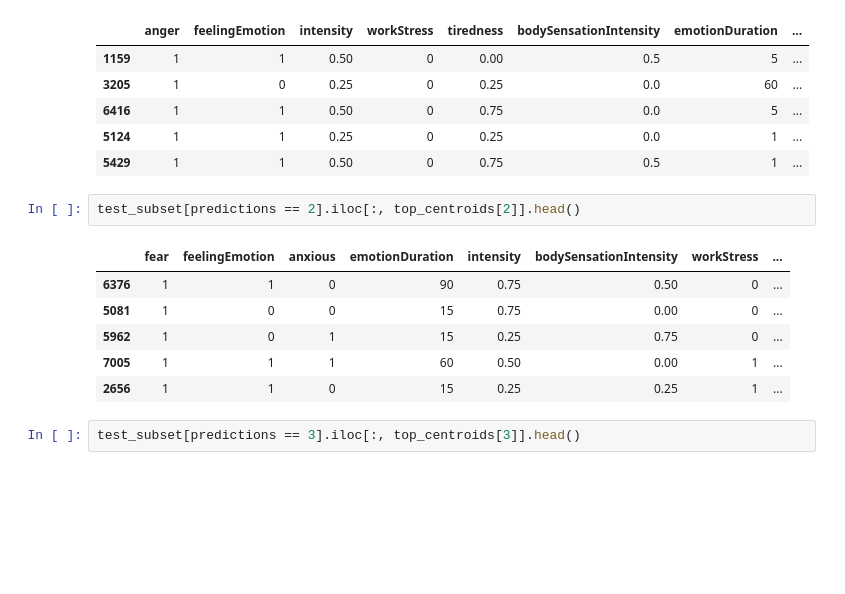
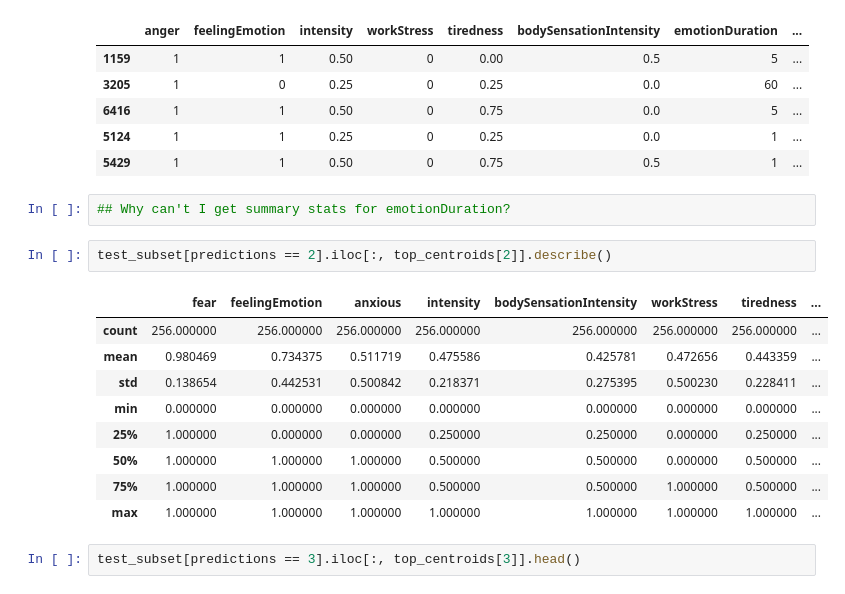
Before and after one commit to monica-oyarzun/capstone, a Jupyter notebook: kMeans_w_PCA.ipynb, the cells around one changed output. Cells and saved outputs as stored; diff of their text form; blank space fills up the shorter version.

```diff
--- a/kMeans_w_PCA.ipynb
+++ b/kMeans_w_PCA.ipynb
@@ -286,15 +311,20 @@ test_subset[predictions == 1].iloc[:, top_centroids[1]].head()
 | 6416 | 1 | 1 | 0.50 | 0 | 0.75 | 0.0 | 5 | ... |
 | 5124 | 1 | 1 | 0.25 | 0 | 0.25 | 0.0 | 1 | ... |
 | 5429 | 1 | 1 | 0.50 | 0 | 0.75 | 0.5 | 1 | ... |
+# %%
+## Why can't I get summary stats for emotionDuration?
 # %%
-test_subset[predictions == 2].iloc[:, top_centroids[2]].head()
+test_subset[predictions == 2].iloc[:, top_centroids[2]].describe()
 # %% [output]
-|  | fear | feelingEmotion | anxious | emotionDuration | intensity | bodySensationIntensity | workStress | ... |
-| 6376 | 1 | 1 | 0 | 90 | 0.75 | 0.50 | 0 | ... |
-| 5081 | 1 | 0 | 0 | 15 | 0.75 | 0.00 | 0 | ... |
-| 5962 | 1 | 0 | 1 | 15 | 0.25 | 0.75 | 0 | ... |
-| 7005 | 1 | 1 | 1 | 60 | 0.50 | 0.00 | 1 | ... |
-| 2656 | 1 | 1 | 0 | 15 | 0.25 | 0.25 | 1 | ... |
+|  | fear | feelingEmotion | anxious | intensity | bodySensationIntensity | workStress | tiredness | ... |
+| count | 256.000000 | 256.000000 | 256.000000 | 256.000000 | 256.000000 | 256.000000 | 256.000000 | ... |
+| mean | 0.980469 | 0.734375 | 0.511719 | 0.475586 | 0.425781 | 0.472656 | 0.443359 | ... |
+| std | 0.138654 | 0.442531 | 0.500842 | 0.218371 | 0.275395 | 0.500230 | 0.228411 | ... |
+| min | 0.000000 | 0.000000 | 0.000000 | 0.000000 | 0.000000 | 0.000000 | 0.000000 | ... |
+| 25% | 1.000000 | 0.000000 | 0.000000 | 0.250000 | 0.250000 | 0.000000 | 0.250000 | ... |
+| 50% | 1.000000 | 1.000000 | 1.000000 | 0.500000 | 0.500000 | 0.000000 | 0.500000 | ... |
+| 75% | 1.000000 | 1.000000 | 1.000000 | 0.500000 | 0.500000 | 1.000000 | 0.500000 | ... |
+| max | 1.000000 | 1.000000 | 1.000000 | 1.000000 | 1.000000 | 1.000000 | 1.000000 | ... |
 # %%
 test_subset[predictions == 3].iloc[:, top_centroids[3]].head()
 # %% [output]
```
Also changed, not shown: parts of 6 cells of this notebook.
